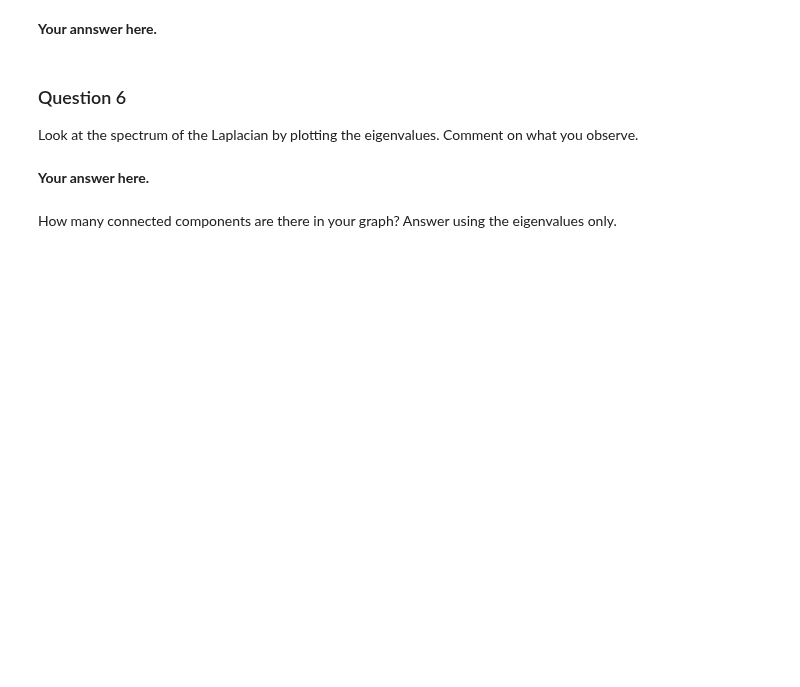
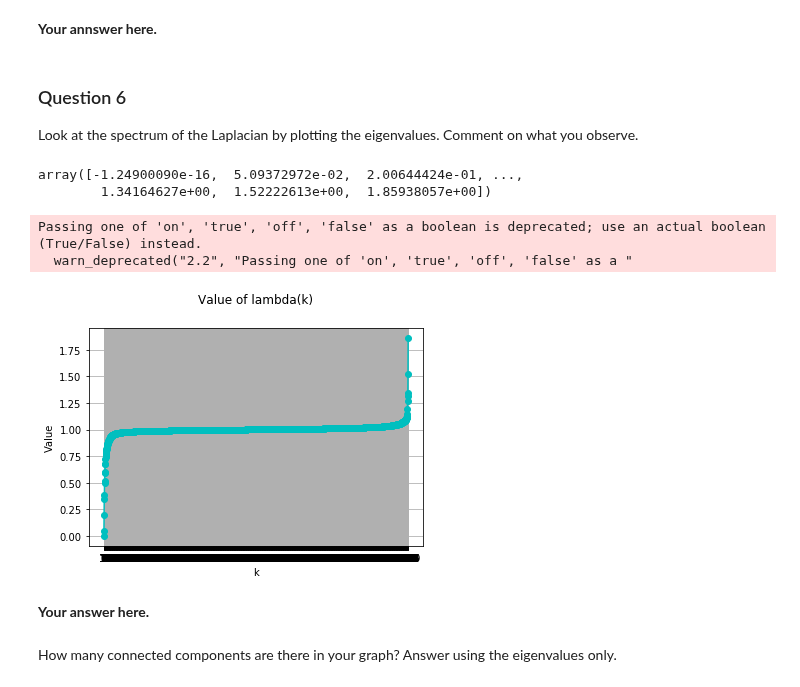
Before and after one commit to senakicir/ntds_project, a Jupyter notebook: 3_spectral_graph_theory.ipynb, the cells around one changed output. Drawn from its saved outputs; the diff is of its cells as text; code cells hidden in the pictures; blank space fills up the shorter version.

Commit message:
Question3,6,7 + Update milestone 1 with new adjcency matrix

```diff
--- a/3_spectral_graph_theory.ipynb
+++ b/3_spectral_graph_theory.ipynb
@@ -40,7 +40,8 @@ Let's denote your graph as $\mathcal{G} = (\mathcal{V}, \mathcal{E}, A)$, where
 Import the adjacency matrix $A$ that you constructed in the first milestone.
 (You're allowed to update it between milestones if you want to.)
 # %%
-adjacency =  np.load('adjacency.npy')# the adjacency matrix
+#adjacency =  np.load('adjacency.npy')# the adjacency matrix
+adjacency =  np.load('adjacency_noDisconnectedNodes_mfccStdMean.npy')
 n_nodes =  adjacency.shape[0]# the number of nodes in the network
 n_edges =  np.count_nonzero(adjacency)//2# the number of edges in the network
 print('Number of nodes: ', n_nodes)
@@ -62,8 +63,13 @@ For efficient storage and computation, store these sparse matrices in a [compres
 D = np.diag(adjacency.sum(axis=1))
 L = D - adjacency
 laplacian_combinatorial =  sparse.csr_matrix(L)
-laplacian_normalized = sparse.csr_matrix(np.power(D, -0.5)@L@np.power(D, -0.5))
+
+sqrt_D = np.power(D, -0.5)
+sqrt_D[sqrt_D == np.inf] = 0
+laplacian_normalized = sparse.csr_matrix(sqrt_D@L@sqrt_D)
 print('laplacian Combinatorial:\n', laplacian_combinatorial)
 print('laplacian Normalized:\n', laplacian_normalized)
+
+#np.sum(adjacency, axis=0).size
 # %% [output]
 laplacian Combinatorial:
@@ -87,7 +93,7 @@ laplacian Combinatorial:
 Use one of them as the graph Laplacian $L$ for the rest of the milestone.
 We however encourage you to run the code with both to get a sense of the difference!
 # %%
-laplacian =  laplacian_combinatorial
+laplacian =  laplacian_normalized
 # %% [markdown]
 ### Question 2
 
@@ -102,6 +108,9 @@ print(eigenvectors.shape)
 print(eigenvalues.shape)
 print(eigenvalues)
 assert eigenvectors.shape == (n_nodes, n_nodes)
+sorted_indexes = eigenvalues.argsort()
+eigenvalues = eigenvalues[sorted_indexes]
+eigenvectors = eigenvectors[sorted_indexes]
 # %% [output]
 (2000, 2000)
 (2000, 2000)
@@ -146,3 +170,37 @@ Comment on what you observe.
+# %%
+eigenvalues[:None]
+# %% [output]
+array([-1.24900090e-16,  5.09372972e-02,  2.00644424e-01, ...,
+        1.34164627e+00,  1.52222613e+00,  1.85938057e+00])
+# %%
+# Your code here.
+#0th eigenval should be 0
+
+def plot_spectrum(eigenvalues,with_label,range = None):
+    eigenvalues = eigenvalues[:None]
+    fig = plt.figure()
+    index = np.arange(len(eigenvalues))
+    ax = fig.add_subplot(1,1,1)
+    ax.set_facecolor((1.0, 1.0, 1.0))
+    plt.plot(index, eigenvalues, label='eingenvalues', color='c', marker='o')
+    ax.set_ylabel('Value')
+    plt.xticks(index)
+    #plt.ylabel('Value')
+    plt.xlabel('k')
+    ax.grid('on')
+
+    if with_label:
+        for x, eigenvalue in zip(index,eigenvalues):
+            ax.annotate('%.2f'%(eigenvalue), (x,eigenvalue))
+    plt.title('Value of lambda(k)', pad=25)
+    plt.show()
+    plt.close(fig)
+
+plot_spectrum(eigenvalues, with_label=False)
+# %% [output]
+Passing one of 'on', 'true', 'off', 'false' as a boolean is deprecated; use an actual boolean (True/False) instead.
+  warn_deprecated("2.2", "Passing one of 'on', 'true', 'off', 'false' as a "
+[figure, added]
 # %% [markdown]
 **Your answer here.**
 # %% [markdown]
```
Also changed, not shown: parts of 12 cells of this notebook, 1 other file.
